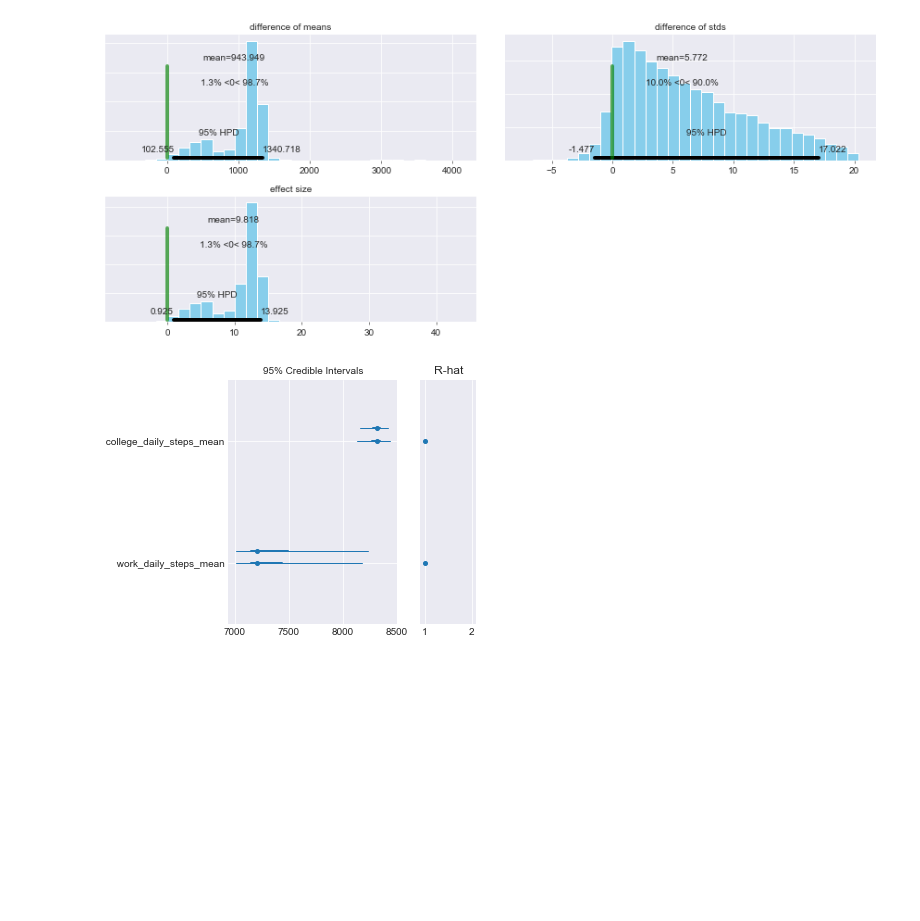
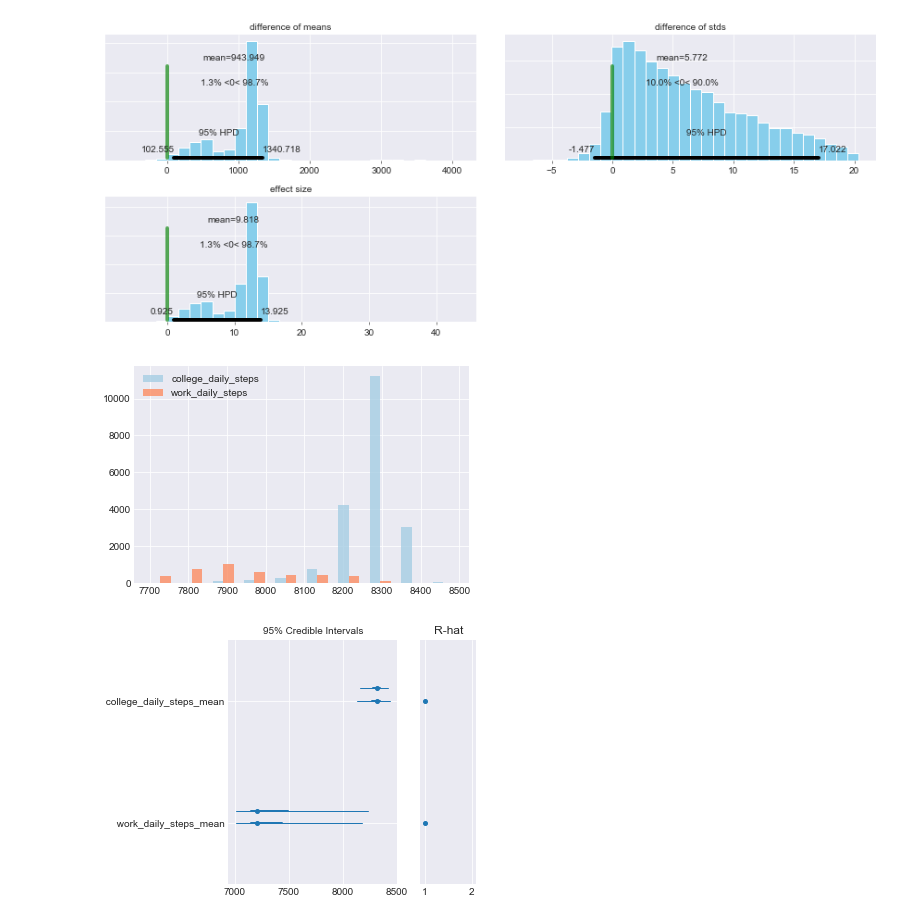
Before and after one commit to tjefferies/Masters, a Jupyter notebook: Python/Bayesian t test template.ipynb, the cells around one changed output. Saved outputs shown, nothing was run; the diff lists cells and outputs as text; code cells hidden in the pictures; blank space fills up the shorter version.

Commit message:
Update bayesian t test 2
Added capability to overlay histograms of simulated group mean as matplotlib hist and save to .png

```diff
--- a/Python/Bayesian t test template.ipynb
+++ b/Python/Bayesian t test template.ipynb
@@ -155,6 +155,25 @@ plt.savefig('Bayesian t-test {} {} {} Difference in Mean and std {}.png'.format(
                                                                                 plot_time.strftime('%Y-%m-%d %H:%M')))
 # %% [output]
 [figure]
+# %%
+fig, ax = plt.subplots()
+
+a_heights, a_bins = np.histogram(trace['{}_mean'.format(dict_user_group_labels['group1'])])
+b_heights, b_bins = np.histogram(trace['{}_mean'.format(dict_user_group_labels['group2'])], bins=a_bins)
+
+width = (a_bins[1] - a_bins[0])/3
+
+ax.bar(a_bins[:-1], a_heights, width=width, facecolor='#a6cee3',
+       alpha=0.8, label='{}'.format(dict_user_group_labels['group1']))
+ax.bar(b_bins[:-1]+width, b_heights, width=width, facecolor='#fc8d62',
+       alpha=0.8, label='{}'.format(dict_user_group_labels['group2']))
+plt.legend()
+plt.savefig('Bayesian t-test {} {} {} Mean Distribution {}.png'.format(dict_user_group_labels['group1'],
+                                                                                dict_user_group_labels['group2'],
+                                                                                dict_user_group_labels['measure'],
+                                                                                plot_time.strftime('%Y-%m-%d %H:%M')))
+# %% [output]
+[figure, added]
 # %%
 pm.forestplot(trace, varnames=['{}_mean'.format(dict_user_group_labels['group1']),
                                '{}_mean'.format(dict_user_group_labels['group2'])])
```
Also changed, not shown: parts of 1 cell of this notebook.
